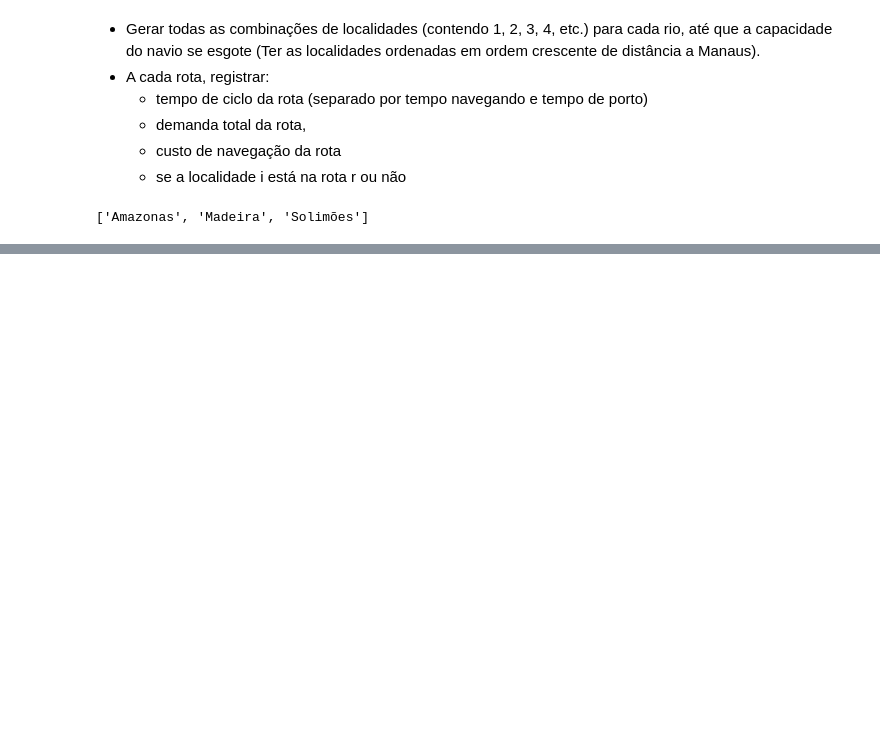
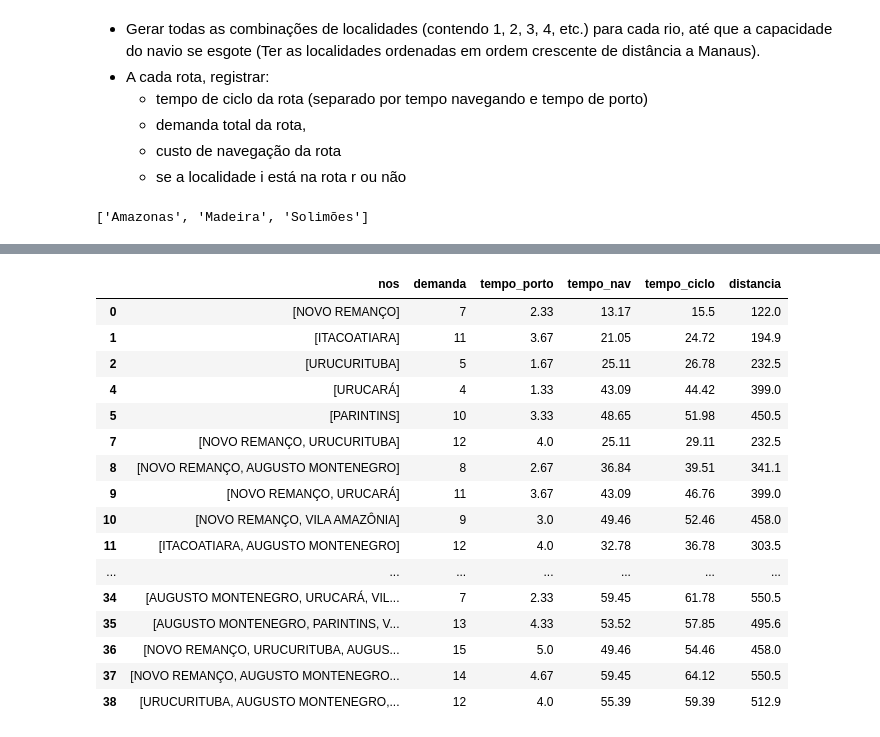
Before and after one commit to guidurbano/tcc-GNL-amazon, a Jupyter notebook: notebooks/demand_SI_AM.ipynb, the cells around one changed output, grey strips where cells are left out. Cells and saved outputs as stored; diff of their text form; code cells hidden in the pictures; blank space fills up the shorter version.

Commit message:
feat(develop): adicionar geracao de rotas
Signed-off-by: guilhermedurbano <guilhermedurbano@gmail.com>

```diff
--- a/notebooks/demand_SI_AM.ipynb
+++ b/notebooks/demand_SI_AM.ipynb
@@ -487,4 +487,6 @@ rios
 localidades = df_sample[df_sample.Rio == 'Amazonas']['Nome'].tolist()
 localidades_ordenadas = df_dist.loc[localidades].sort_values('MANAUS').index.tolist()
 # %%
-df_sample.set_index('Nome').loc[localidades_ordenadas]
+df_ordem = df_sample.set_index('Nome').loc[localidades_ordenadas]
+demandas = df_ordem['demanda_por_visita'].tolist()
+freq_visita = df_ordem['freq_visita'].tolist()
@@ -519,0 +544,3 @@ df_rotas.to_parquet(rotas_filepath)
+# %%
+# Capacidade maxima da embarcacao
+cap_max = 15
@@ -519,0 +639,9 @@ df_rotas.to_parquet(rotas_filepath)
+# %%
+dict_to_dataframe = {
+    'nos': pd.Series(rotas),
+    'demanda': pd.Series(demandas_rotas),
+    'tempo_porto': pd.Series(tempos_porto),
+    'tempo_nav': pd.Series(tempos_nav),
+    'tempo_ciclo': pd.Series(tempos_ciclo),
+    'distancia': pd.Series(distancias_manaus)
+}
@@ -519,0 +652,21 @@ df_rotas.to_parquet(rotas_filepath)
+# %%
+rotas = pd.DataFrame.from_dict(dict_to_dataframe, orient='index').T
+rotas[rotas.demanda]
+# %% [output]
+|  | nos | demanda | tempo_porto | tempo_nav | tempo_ciclo | distancia |
+| 0 | [NOVO REMANÇO] | 7 | 2.33 | 13.17 | 15.5 | 122.0 |
+| 1 | [ITACOATIARA] | 11 | 3.67 | 21.05 | 24.72 | 194.9 |
+| 2 | [URUCURITUBA] | 5 | 1.67 | 25.11 | 26.78 | 232.5 |
+| 4 | [URUCARÁ] | 4 | 1.33 | 43.09 | 44.42 | 399.0 |
+| 5 | [PARINTINS] | 10 | 3.33 | 48.65 | 51.98 | 450.5 |
+| 7 | [NOVO REMANÇO, URUCURITUBA] | 12 | 4.0 | 25.11 | 29.11 | 232.5 |
+| 8 | [NOVO REMANÇO, AUGUSTO MONTENEGRO] | 8 | 2.67 | 36.84 | 39.51 | 341.1 |
+| 9 | [NOVO REMANÇO, URUCARÁ] | 11 | 3.67 | 43.09 | 46.76 | 399.0 |
+| 10 | [NOVO REMANÇO, VILA AMAZÔNIA] | 9 | 3.0 | 49.46 | 52.46 | 458.0 |
+| 11 | [ITACOATIARA, AUGUSTO MONTENEGRO] | 12 | 4.0 | 32.78 | 36.78 | 303.5 |
+| ... | ... | ... | ... | ... | ... | ... |
+| 34 | [AUGUSTO MONTENEGRO, URUCARÁ, VIL... | 7 | 2.33 | 59.45 | 61.78 | 550.5 |
+| 35 | [AUGUSTO MONTENEGRO, PARINTINS, V... | 13 | 4.33 | 53.52 | 57.85 | 495.6 |
+| 36 | [NOVO REMANÇO, URUCURITUBA, AUGUS... | 15 | 5.0 | 49.46 | 54.46 | 458.0 |
+| 37 | [NOVO REMANÇO, AUGUSTO MONTENEGRO... | 14 | 4.67 | 59.45 | 64.12 | 550.5 |
+| 38 | [URUCURITUBA, AUGUSTO MONTENEGRO,... | 12 | 4.0 | 55.39 | 59.39 | 512.9 |
```
Also changed, not shown: parts of 8 cells of this notebook.
